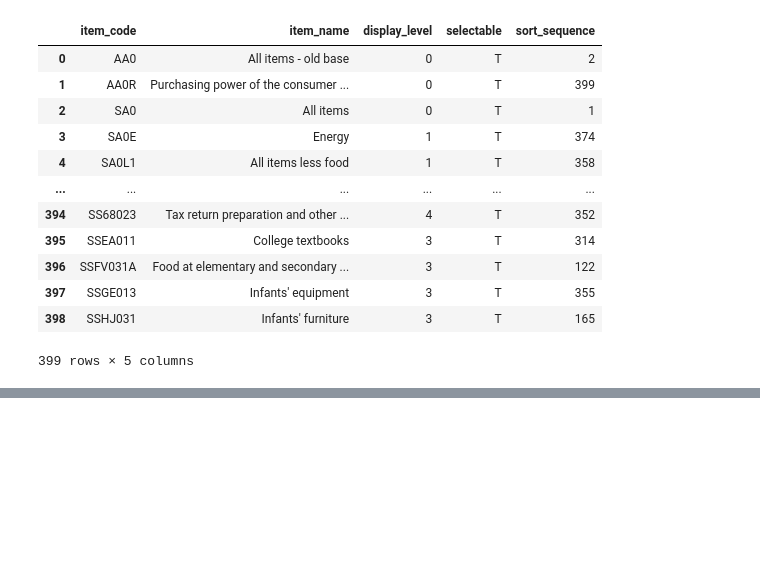
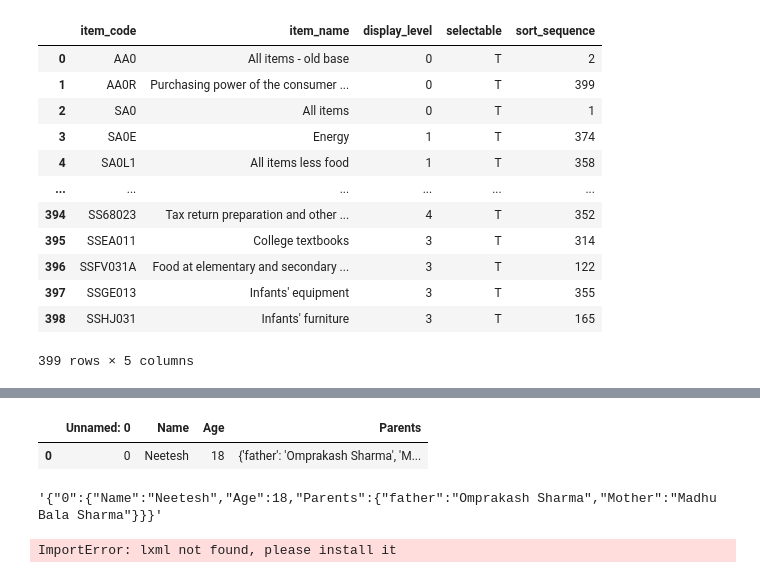
Before and after one commit to Neeteshking21/data-Science-, a Jupyter notebook: Pandas.ipynb, the cells around one changed output, grey strips where cells are left out. Saved outputs shown, nothing was run; the diff lists cells and outputs as text; code cells hidden in the pictures; blank space fills up the shorter version.

```diff
--- a/Pandas.ipynb
+++ b/Pandas.ipynb
@@ -355,0 +403,24 @@ url
+# %%
+jsondata = '{"Name":"Neetesh", "Age":"18", "Parents":[{"father":"Omprakash Sharma", "Mother":"Madhu Bala Sharma"}]}'
+
+df= pd.read_json(jsondata)
+# %%
+df.to_csv('JsonDataInCsv.csv')
+
+pd.read_csv('JsonDataInCsv.csv')
+# %% [output]
+|  | Unnamed: 0 | Name | Age | Parents |
+| 0 | 0 | Neetesh | 18 | {'father': 'Omprakash Sharma', 'M... |
+# %%
+df.to_json(orient = "index")
+# %% [output]
+'{"0":{"Name":"Neetesh","Age":18,"Parents":{"father":"Omprakash Sharma","Mother":"Madhu Bala Sharma"}}}'
+# %%
+# Read HTML
+
+url = 'https://www.fdic.gov/bank/individual/failed/banklist.html'
+
+df = pd.read_html(url)
+df
+# %% [output]
+ImportError: lxml not found, please install it
```
Also changed, not shown: parts of 5 cells of this notebook, 2 other files.
